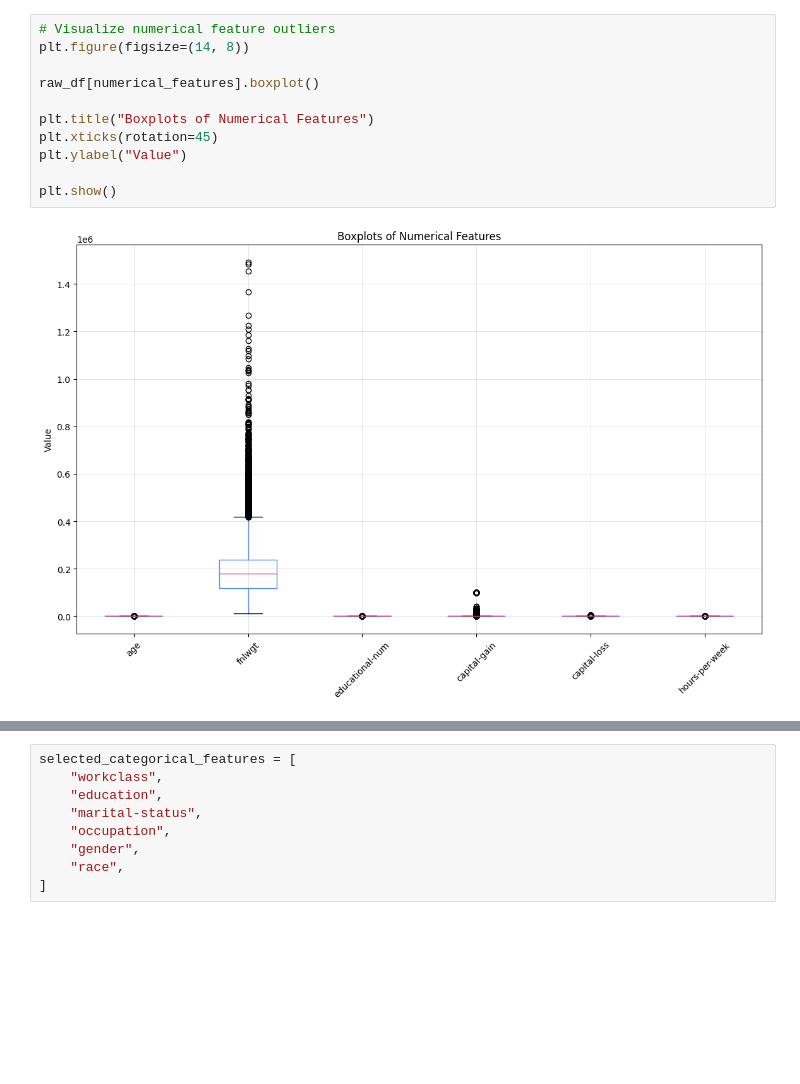
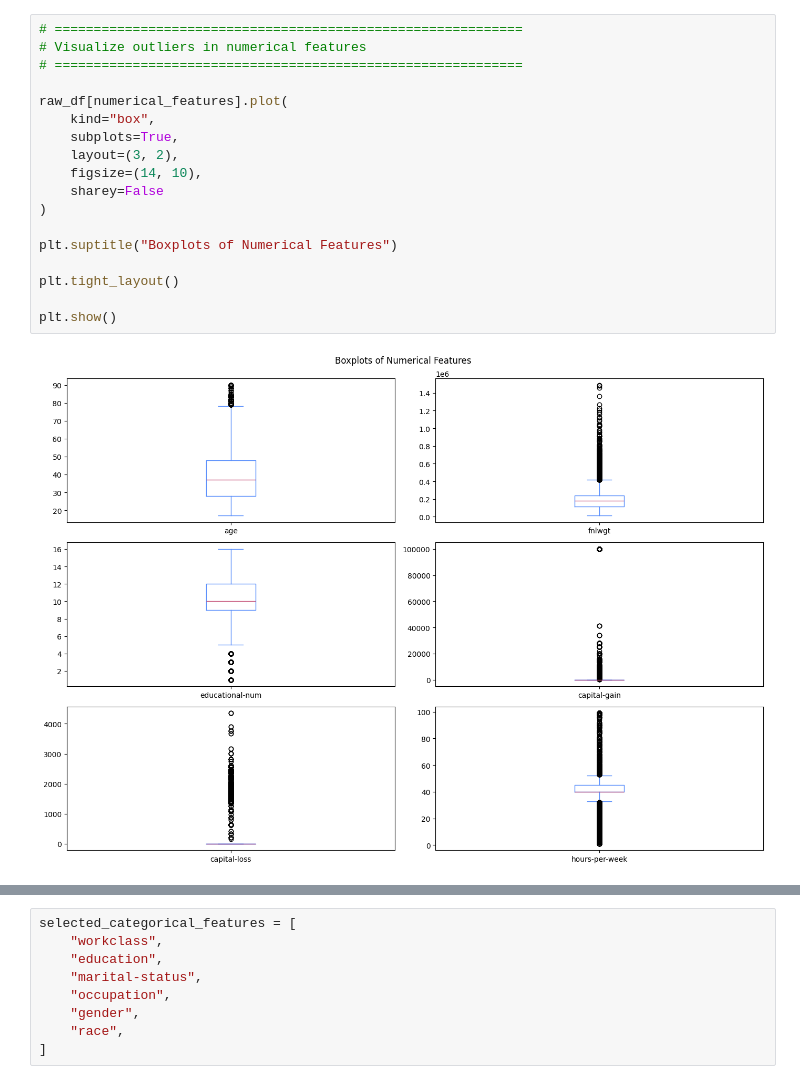
Before and after one commit to dantawalli/Adult-census-income-ML-project, a Jupyter notebook: notebooks/adult_income_classification.ipynb, the cells around one changed output, grey strips where cells are left out. Saved outputs shown, nothing was run; the diff lists cells and outputs as text; blank space fills up the shorter version.

```diff
--- a/notebooks/adult_income_classification.ipynb
+++ b/notebooks/adult_income_classification.ipynb
@@ -325,14 +461,21 @@ The numerical features show different distribution patterns. Variables such as `
 # %%
-# Visualize numerical feature outliers
-plt.figure(figsize=(14, 8))
+# ============================================================
+# Visualize outliers in numerical features
+# ============================================================
 
-raw_df[numerical_features].boxplot()
+raw_df[numerical_features].plot(
+    kind="box",
+    subplots=True,
+    layout=(3, 2),
+    figsize=(14, 10),
+    sharey=False
+)
 
-plt.title("Boxplots of Numerical Features")
-plt.xticks(rotation=45)
-plt.ylabel("Value")
+plt.suptitle("Boxplots of Numerical Features")
+
+plt.tight_layout()
 
 plt.show()
 # %% [output]
-[figure, old version]
+[figure, new version]
 # %% [markdown]
```
Also changed, not shown: parts of 146 cells of this notebook, 4 other files.
